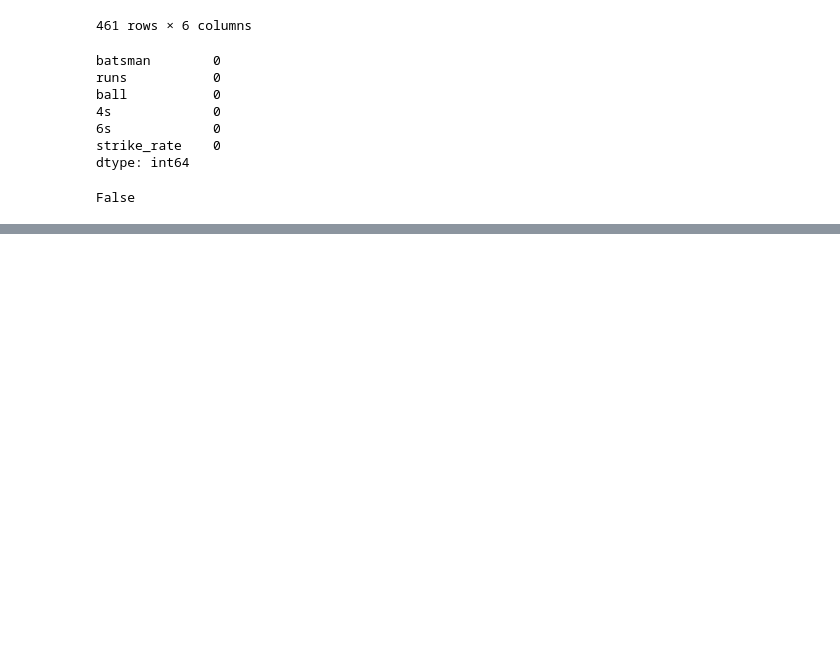
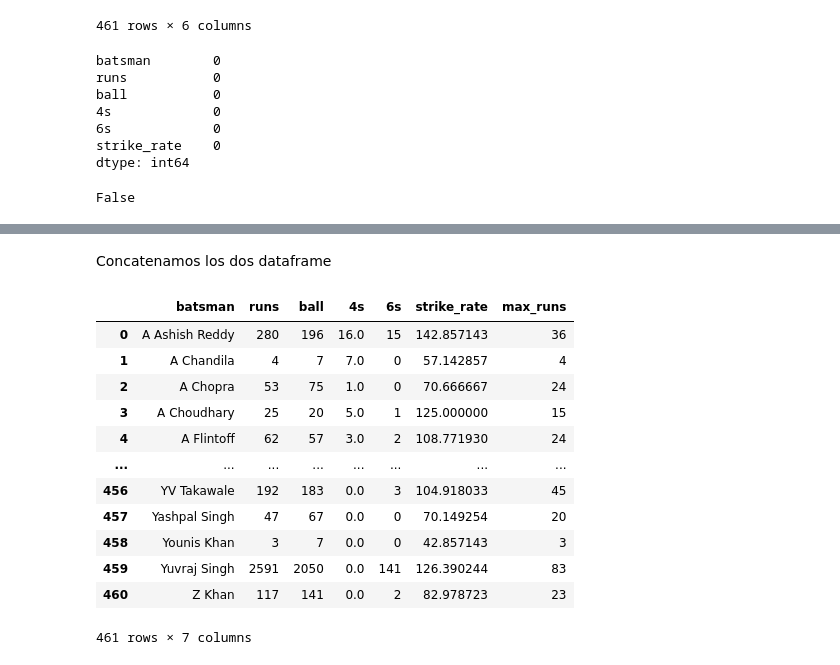
Before and after one commit to Data-Analysis-Projects-Udemy/Project-5-IPL-Data-Analysis-, a Jupyter notebook: deliveries.ipynb, the cells around one changed output, grey strips where cells are left out. Saved outputs shown, nothing was run; the diff lists cells and outputs as text; code cells hidden in the pictures; blank space fills up the shorter version.

```diff
--- a/deliveries.ipynb
+++ b/deliveries.ipynb
@@ -506,0 +522,4 @@ grp
+# %%
+max_runs = grp.groupby('batsman')['batsman_runs'].max().reset_index()
+max_runs.columns = ['batsman', 'max_runs']
+max_runs
@@ -506,0 +540,19 @@ grp
+# %% [markdown]
+Concatenamos los dos dataframe
+# %%
+player_max = pd.concat([player, max_runs.iloc[:,1]], axis = 1)
+player_max
+# %% [output]
+|  | batsman | runs | ball | 4s | 6s | strike_rate | max_runs |
+| 0 | A Ashish Reddy | 280 | 196 | 16.0 | 15 | 142.857143 | 36 |
+| 1 | A Chandila | 4 | 7 | 7.0 | 0 | 57.142857 | 4 |
+| 2 | A Chopra | 53 | 75 | 1.0 | 0 | 70.666667 | 24 |
+| 3 | A Choudhary | 25 | 20 | 5.0 | 1 | 125.000000 | 15 |
+| 4 | A Flintoff | 62 | 57 | 3.0 | 2 | 108.771930 | 24 |
+| ... | ... | ... | ... | ... | ... | ... | ... |
+| 456 | YV Takawale | 192 | 183 | 0.0 | 3 | 104.918033 | 45 |
+| 457 | Yashpal Singh | 47 | 67 | 0.0 | 0 | 70.149254 | 20 |
+| 458 | Younis Khan | 3 | 7 | 0.0 | 0 | 42.857143 | 3 |
+| 459 | Yuvraj Singh | 2591 | 2050 | 0.0 | 141 | 126.390244 | 83 |
+| 460 | Z Khan | 117 | 141 | 0.0 | 2 | 82.978723 | 23 |
+461 rows × 7 columns
```
Also changed, not shown: parts of 14 cells of this notebook, 16 other files.
